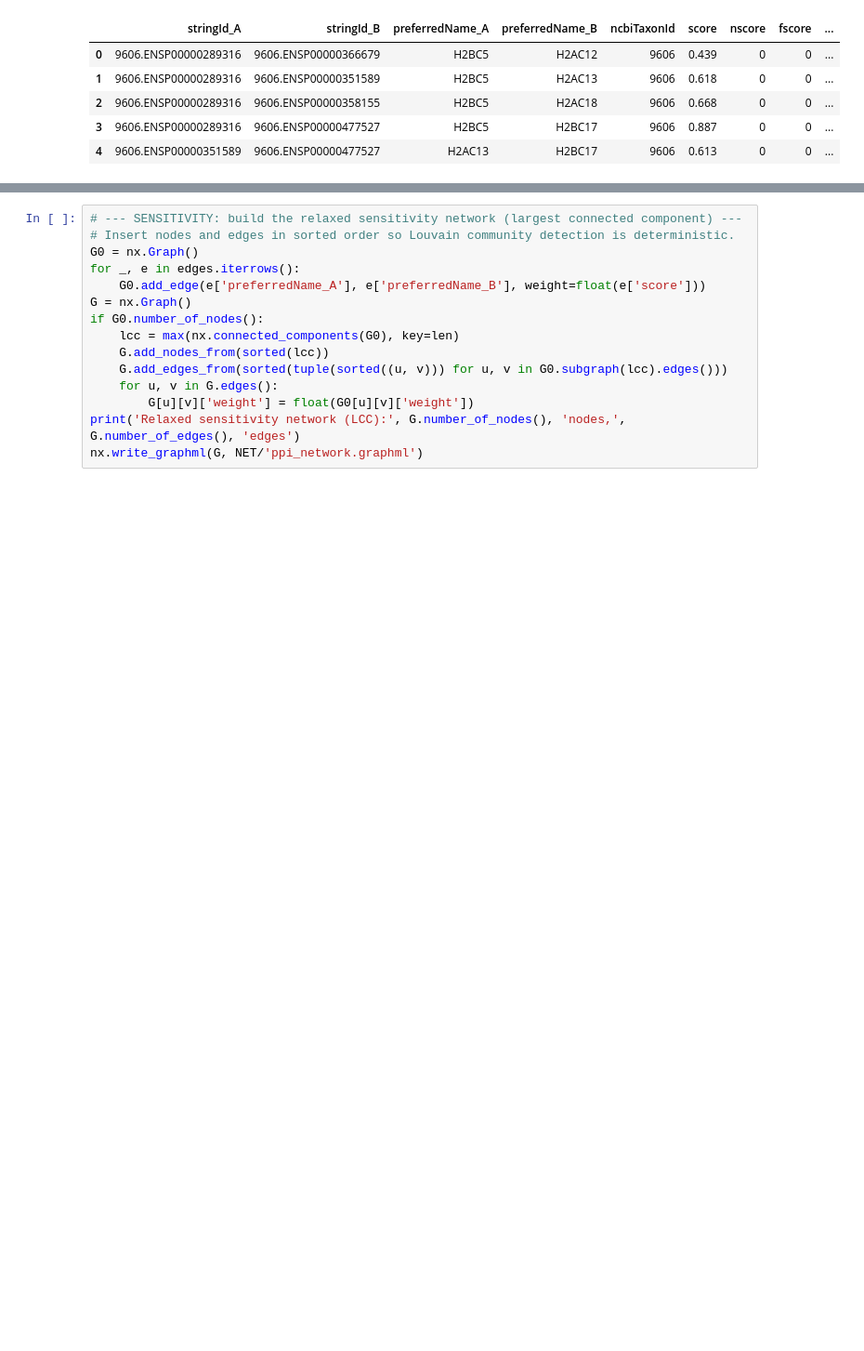
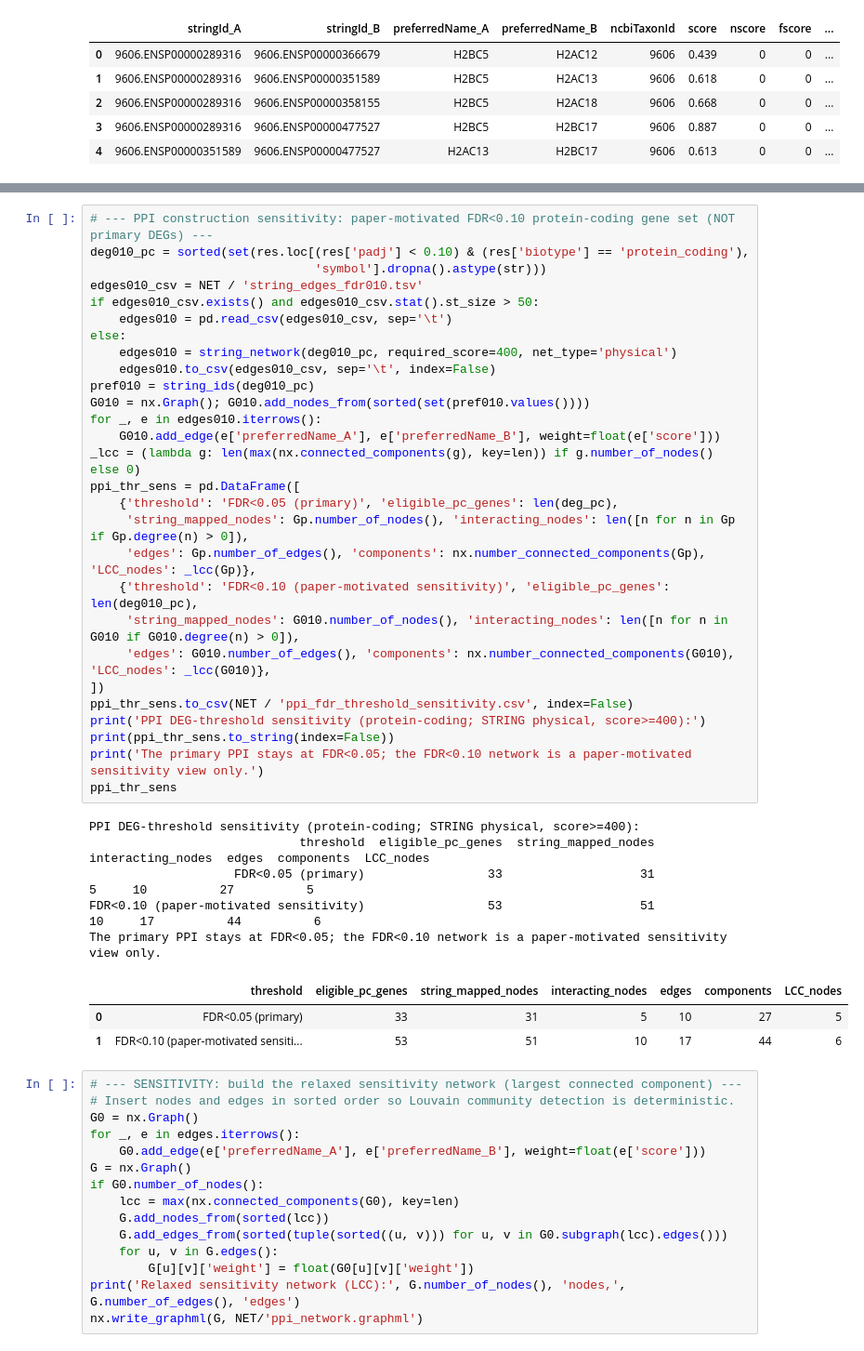
Before and after one commit to ilegul/ms-cd4, a Jupyter notebook: notebooks/BSB_CD4_MS_assignment.ipynb, the cells around one changed output, grey strips where cells are left out. Shown at 93% size. Cells and saved outputs as stored; diff of their text form; blank space fills up the shorter version.

```diff
--- a/notebooks/BSB_CD4_MS_assignment.ipynb
+++ b/notebooks/BSB_CD4_MS_assignment.ipynb
@@ -1880,3 +1792,40 @@ PRIMARY Louvain (on LCC): 1 communities, modularity=0.000
+# %%
+# --- PPI construction sensitivity: paper-motivated FDR<0.10 protein-coding gene set (NOT primary DEGs) ---
+deg010_pc = sorted(set(res.loc[(res['padj'] < 0.10) & (res['biotype'] == 'protein_coding'),
+                               'symbol'].dropna().astype(str)))
+edges010_csv = NET / 'string_edges_fdr010.tsv'
+if edges010_csv.exists() and edges010_csv.stat().st_size > 50:
+    edges010 = pd.read_csv(edges010_csv, sep='\t')
+else:
+    edges010 = string_network(deg010_pc, required_score=400, net_type='physical')
+    edges010.to_csv(edges010_csv, sep='\t', index=False)
+pref010 = string_ids(deg010_pc)
+G010 = nx.Graph(); G010.add_nodes_from(sorted(set(pref010.values())))
+for _, e in edges010.iterrows():
+    G010.add_edge(e['preferredName_A'], e['preferredName_B'], weight=float(e['score']))
+_lcc = (lambda g: len(max(nx.connected_components(g), key=len)) if g.number_of_nodes() else 0)
+ppi_thr_sens = pd.DataFrame([
+    {'threshold': 'FDR<0.05 (primary)', 'eligible_pc_genes': len(deg_pc),
+     'string_mapped_nodes': Gp.number_of_nodes(), 'interacting_nodes': len([n for n in Gp if Gp.degree(n) > 0]),
+     'edges': Gp.number_of_edges(), 'components': nx.number_connected_components(Gp), 'LCC_nodes': _lcc(Gp)},
+    {'threshold': 'FDR<0.10 (paper-motivated sensitivity)', 'eligible_pc_genes': len(deg010_pc),
+     'string_mapped_nodes': G010.number_of_nodes(), 'interacting_nodes': len([n for n in G010 if G010.degree(n) > 0]),
+     'edges': G010.number_of_edges(), 'components': nx.number_connected_components(G010), 'LCC_nodes': _lcc(G010)},
+])
+ppi_thr_sens.to_csv(NET / 'ppi_fdr_threshold_sensitivity.csv', index=False)
+print('PPI DEG-threshold sensitivity (protein-coding; STRING physical, score>=400):')
+print(ppi_thr_sens.to_string(index=False))
+print('The primary PPI stays at FDR<0.05; the FDR<0.10 network is a paper-motivated sensitivity view only.')
+ppi_thr_sens
+# %% [output]
+PPI DEG-threshold sensitivity (protein-coding; STRING physical, score>=400):
+                             threshold  eligible_pc_genes  string_mapped_nodes  interacting_nodes  edges  components  LCC_nodes
+                    FDR<0.05 (primary)                 33                   31                  5     10          27          5
+FDR<0.10 (paper-motivated sensitivity)                 53                   51                 10     17          44          6
+The primary PPI stays at FDR<0.05; the FDR<0.10 network is a paper-motivated sensitivity view only.
+|  | threshold | eligible_pc_genes | string_mapped_nodes | interacting_nodes | edges | components | LCC_nodes |
+| 0 | FDR<0.05 (primary) | 33 | 31 | 5 | 10 | 27 | 5 |
+| 1 | FDR<0.10 (paper-motivated sensiti... | 53 | 51 | 10 | 17 | 44 | 6 |
 # %%
 # --- SENSITIVITY: build the relaxed sensitivity network (largest connected component) ---
 # Insert nodes and edges in sorted order so Louvain community detection is deterministic.
```
Also changed, not shown: parts of 19 cells of this notebook, 19 other files.
